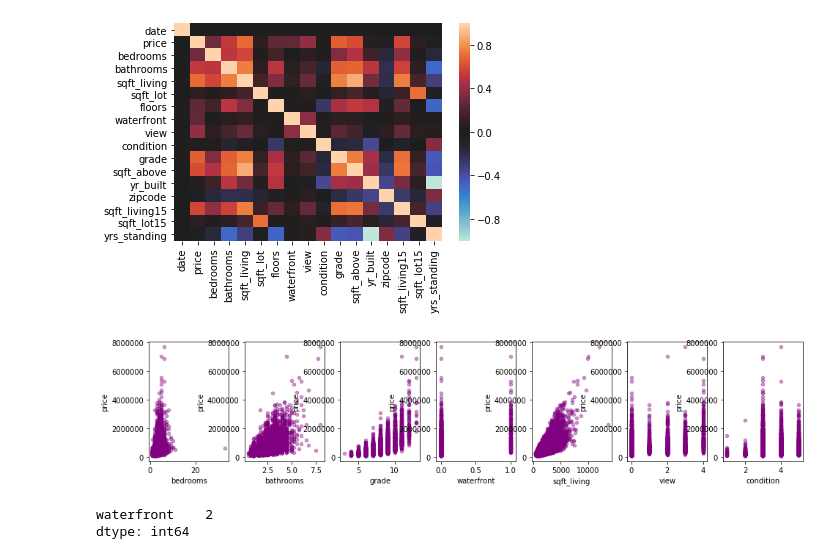
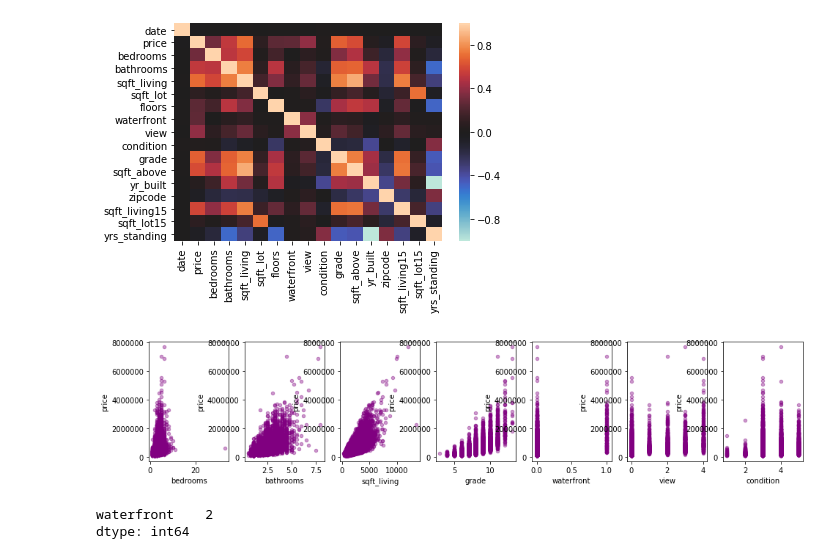
Before and after one commit to kmcnicoll/KyleMatt, a Jupyter notebook: kc_housing_data - wip - finch.ipynb, the cells around one changed output. Drawn from its saved outputs; the diff is of its cells as text; code cells hidden in the pictures.

```diff
--- a/kc_housing_data - wip - finch.ipynb
+++ b/kc_housing_data - wip - finch.ipynb
@@ -155,13 +142,13 @@ sns.heatmap(df_pred.corr(), center=0);
 # %%
 import matplotlib.pyplot as plt
 %matplotlib inline
 
 fig, axes = plt.subplots(nrows=1, ncols=7, figsize=(16,3))
 
-for xcol, ax in zip(['bedrooms', 'bathrooms', 'grade', 'waterfront', 'sqft_living', 'view', 'condition'], axes):
+for xcol, ax in zip(['bedrooms', 'bathrooms', 'sqft_living', 'grade', 'waterfront', 'view', 'condition'], axes):
     df.plot(kind='scatter', x=xcol, y='price', ax=ax, alpha=0.4, color='purple')
 # %% [output]
-[figure, old version]
+[figure, new version]
 # %%
 df[['waterfront']].nunique()
 # %% [output]
```
Also changed, not shown: parts of 7 cells of this notebook.
